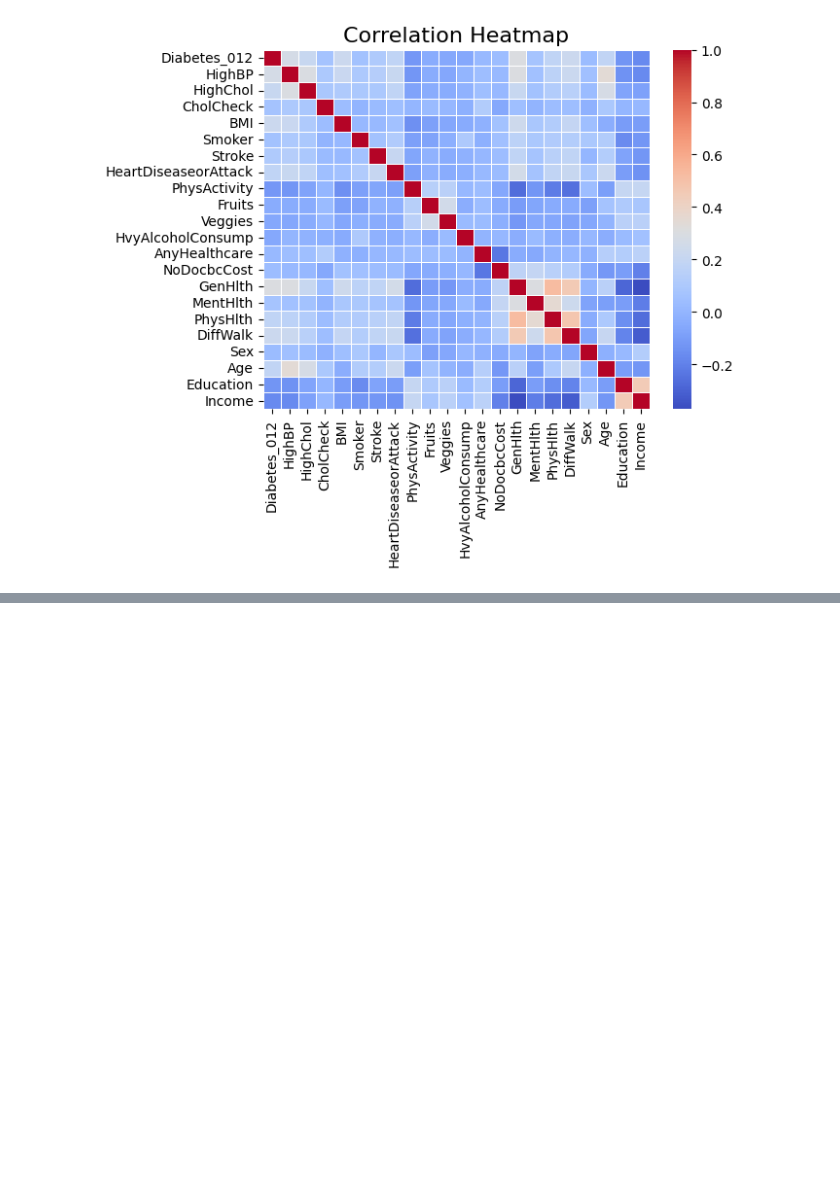
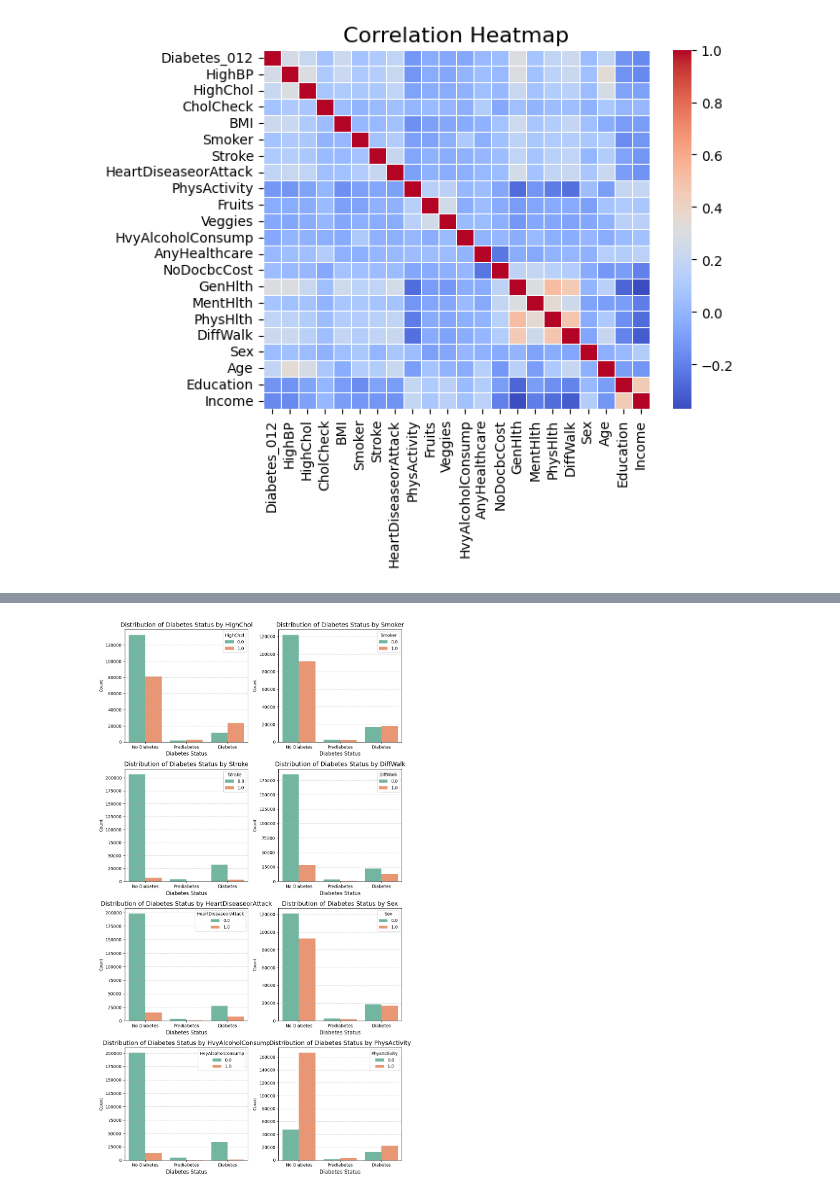
Before and after one commit to Sigmacci/diabetes-case-study, a Jupyter notebook: main.ipynb, the cells around one changed output, grey strips where cells are left out. Saved outputs shown, nothing was run; the diff lists cells and outputs as text; code cells hidden in the pictures; blank space fills up the shorter version.

```diff
--- a/main.ipynb
+++ b/main.ipynb
@@ -116,0 +165,17 @@ plt.show()
+# %%
+columns = ['HighChol', 'Smoker', 'Stroke', 'DiffWalk', 'HeartDiseaseorAttack', 'Sex', 'HvyAlcoholConsump', 'PhysActivity']
+
+plt.figure(figsize=(10, 18))
+for i, col in enumerate(columns):
+    plt.subplot(4, 2, i+1)
+    sns.countplot(x="Diabetes_012", hue=col, data=df, palette="Set2")
+    plt.title(f"Distribution of Diabetes Status by {col}", fontsize=14)
+    plt.xlabel("Diabetes Status", fontsize=12)
+    plt.xticks([0, 1, 2], ["No Diabetes", "Prediabetes", "Diabetes"])
+    plt.ylabel("Count")
+    plt.grid(axis="y", linestyle="--", alpha=0.7)
+
+plt.tight_layout()
+plt.show()
+# %% [output]
+[figure, added]
```
Also changed, not shown: parts of 32 cells of this notebook.
